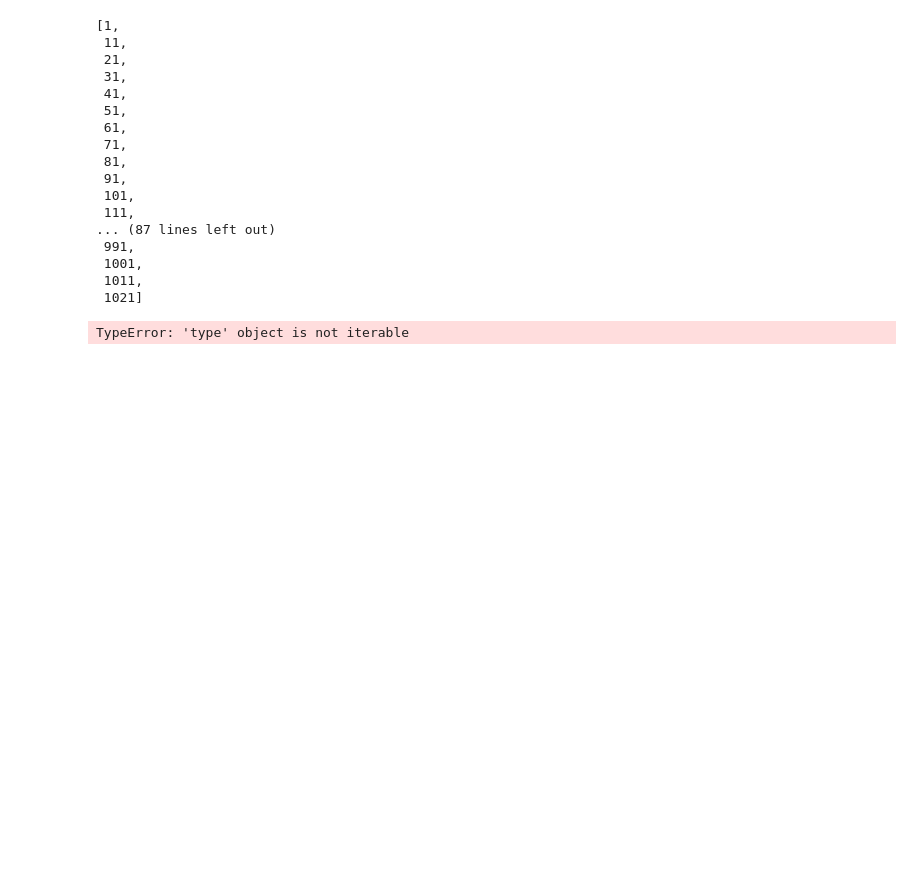
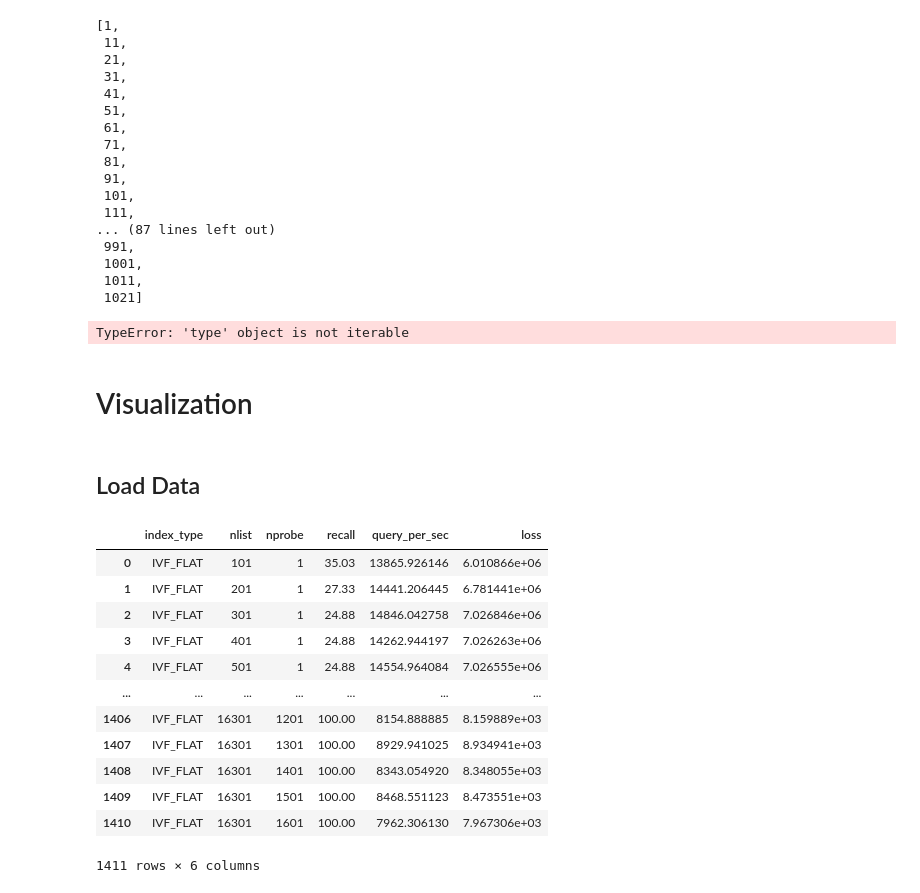
Before and after one commit to Xiang-Pan/HOBO, a Jupyter notebook: test.ipynb, the cells around one changed output. Saved outputs shown, nothing was run; the diff lists cells and outputs as text; code cells hidden in the pictures; blank space fills up the shorter version.

```diff
--- a/test.ipynb
+++ b/test.ipynb
@@ -540,3 +540,7 @@ list(range(1,1024,10))
 # %%
 # %% [output]
 TypeError: 'type' object is not iterable
+# %% [markdown]
+# Visualization
+# %% [markdown]
+## Load Data
@@ -542,0 +551,16 @@ TypeError: 'type' object is not iterable
+# %%
+df
+# %% [output]
+|  | index_type | nlist | nprobe | recall | query_per_sec | loss |
+| 0 | IVF_FLAT | 101 | 1 | 35.03 | 13865.926146 | 6.010866e+06 |
+| 1 | IVF_FLAT | 201 | 1 | 27.33 | 14441.206445 | 6.781441e+06 |
+| 2 | IVF_FLAT | 301 | 1 | 24.88 | 14846.042758 | 7.026846e+06 |
+| 3 | IVF_FLAT | 401 | 1 | 24.88 | 14262.944197 | 7.026263e+06 |
+| 4 | IVF_FLAT | 501 | 1 | 24.88 | 14554.964084 | 7.026555e+06 |
+| ... | ... | ... | ... | ... | ... | ... |
+| 1406 | IVF_FLAT | 16301 | 1201 | 100.00 | 8154.888885 | 8.159889e+03 |
+| 1407 | IVF_FLAT | 16301 | 1301 | 100.00 | 8929.941025 | 8.934941e+03 |
+| 1408 | IVF_FLAT | 16301 | 1401 | 100.00 | 8343.054920 | 8.348055e+03 |
+| 1409 | IVF_FLAT | 16301 | 1501 | 100.00 | 8468.551123 | 8.473551e+03 |
+| 1410 | IVF_FLAT | 16301 | 1601 | 100.00 | 7962.306130 | 7.967306e+03 |
+1411 rows × 6 columns
```
Also changed, not shown: parts of 6 cells of this notebook, 6 other files.
